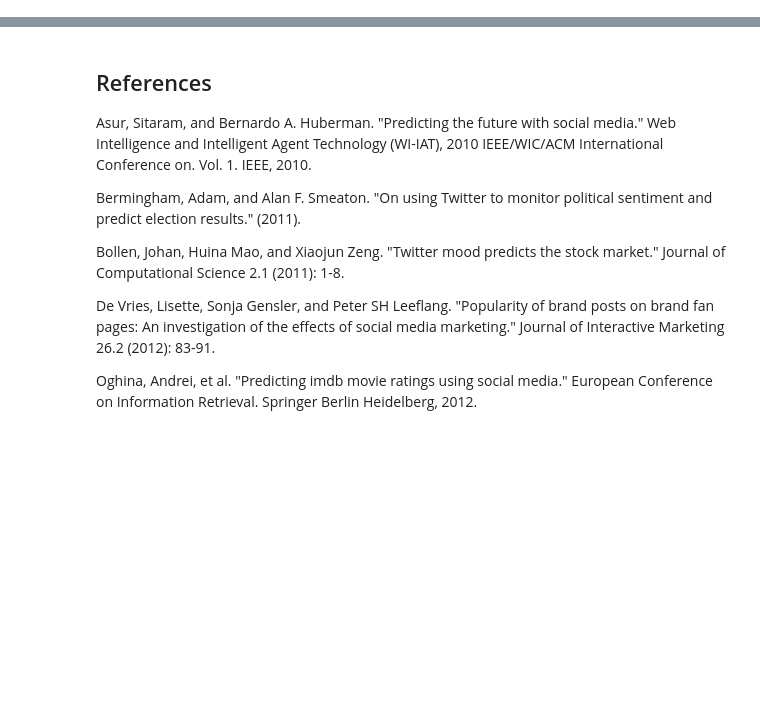
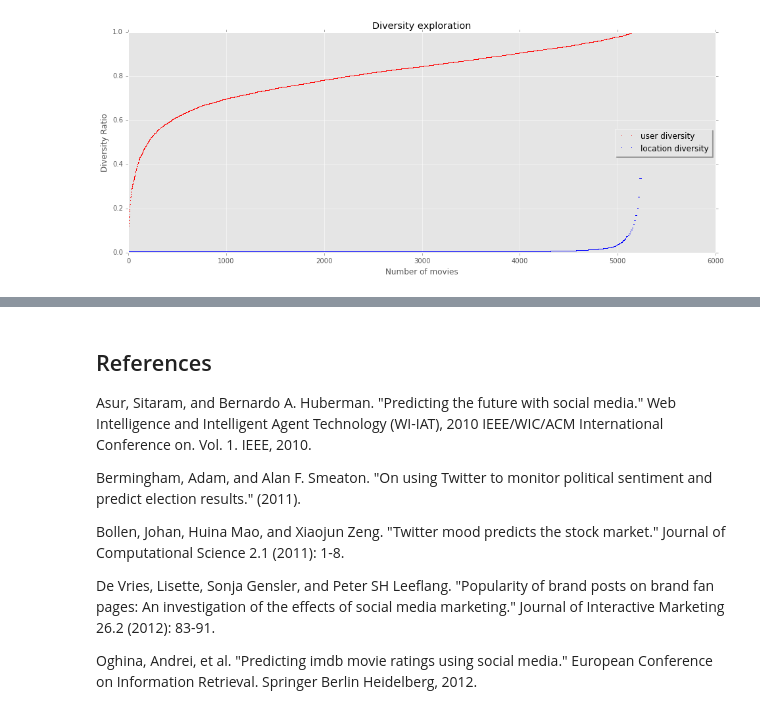
Before and after one commit to law-liet/15-388-688_Project, a Jupyter notebook: project.ipynb, the cells around one changed output, grey strips where cells are left out. Saved outputs shown, nothing was run; the diff lists cells and outputs as text; code cells hidden in the pictures; blank space fills up the shorter version.

```diff
--- a/project.ipynb
+++ b/project.ipynb
@@ -232,0 +167,9 @@ Current Idea: Extract features from raw text but also try to reduce feature spac
+# %%
+#small samples for tweets sentiment feature
+fetched_movie = {}
+directories = glob('data/*')
+print directories
+for directory in directories:
+    BOM_id = directory[5:]
+    print BOM_id
+    fetched_movie[BOM_id] = pd.read_csv(directory, sep=';', index_col=0)
@@ -232,0 +241,13 @@ Current Idea: Extract features from raw text but also try to reduce feature spac
+# %%
+with open('movies_tweets_combined.pkl', 'r') as picklefile:
+    movies_tweets_combined = pickle.load(picklefile)
+
+with open('movies_after_2008_tweets.pkl', 'r') as picklefile:
+    tweets = pickle.load(picklefile)
+# %%
+movies = pd.DataFrame(movies_scraped)
+movies.dropna(axis=0, subset=['domestic_total_gross'], inplace=True)
+movies.sort_values(by='domestic_total_gross', ascending=True, inplace=True)
+movies = movies.set_index('BOM_id')
+all_movies = movies.loc[movies_tweets_combined['name']]
+all_movies.sort_values(by='domestic_total_gross', ascending=True, inplace=True)
@@ -232,0 +271,25 @@ Current Idea: Extract features from raw text but also try to reduce feature spac
+# %%
+def diversity_user(df):
+    return float(df['"username'].unique().shape[0]) / df.shape[0]
+
+def diversity_location(df):
+    return float(df['geo'].unique().shape[0]) / df.shape[0]
+
+diversity_users = np.array([diversity_user(tweets[BOM_id]) for BOM_id in all_movies.index])
+diversity_locations = np.array([diversity_location(tweets[BOM_id]) for BOM_id in all_movies.index])
+
+# N = len(diversity_users)
+# Plot outputs
+diversity_users.sort()
+diversity_locations.sort()
+fig, ax = plt.subplots()
+ax.plot(diversity_users, 'r,', label='user diversity')
+ax.plot(diversity_locations, 'b,', label='location diversity')
+plt.xlabel('Number of movies')
+plt.ylabel('Diversity Ratio')
+plt.title(r'Diversity Exploration')
+
+legend = ax.legend(loc='center right', shadow=True)
+plt.show()
+# %% [output]
+[figure, added]
```
Also changed, not shown: parts of 79 cells of this notebook.
